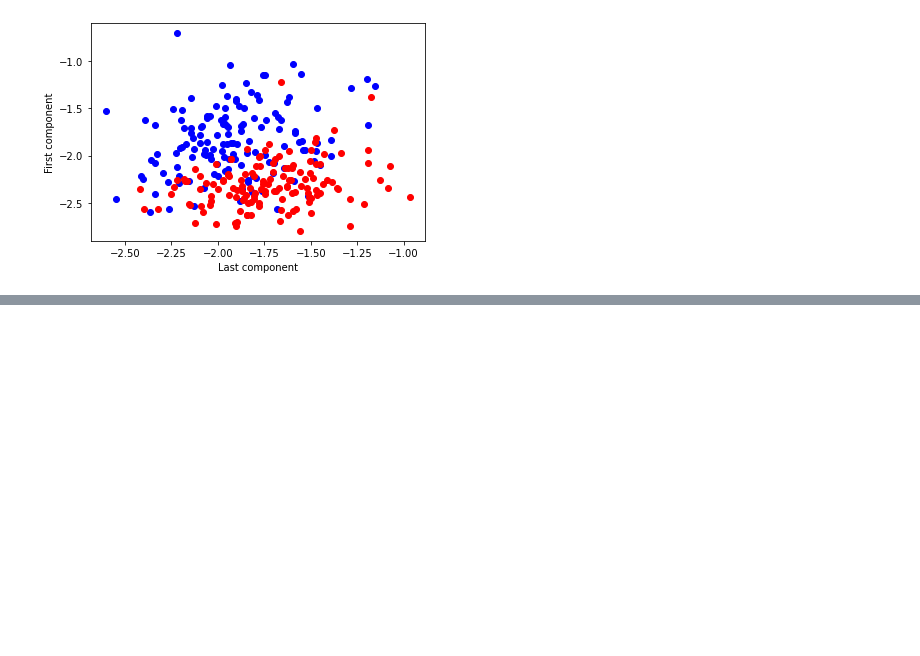
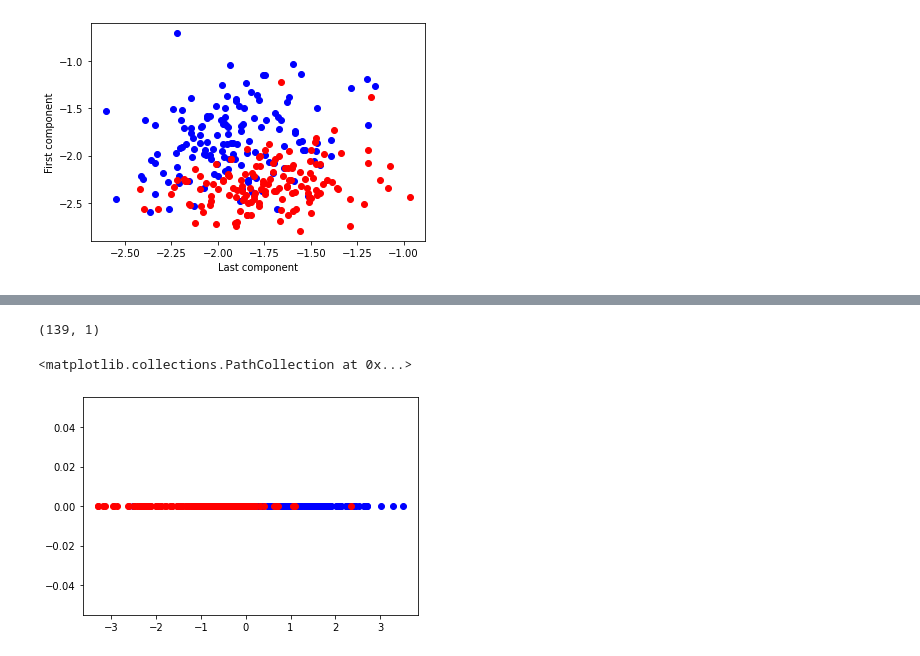
Before and after one commit to ritkat/PLOTS_ERP, a Jupyter notebook: PLOTS_ERP.ipynb, the cells around one changed output, grey strips where cells are left out. Saved outputs shown, nothing was run; the diff lists cells and outputs as text; code cells hidden in the pictures; blank space fills up the shorter version.

```diff
--- a/PLOTS_ERP.ipynb
+++ b/PLOTS_ERP.ipynb
@@ -514,0 +519,7 @@ plot_scatter(trials_logvar["cl1"], trials_logvar["cl2"])
+# %%
+
+data_2_reshape=np.reshape(data_2, (278,192000))
+labels=data['events']
+labels=np.reshape(labels, (278,))
+print(labels.shape)
+lda = LinearDiscriminantAnalysis()
@@ -514,0 +528,7 @@ plot_scatter(trials_logvar["cl1"], trials_logvar["cl2"])
+# %%
+X_r2=lda.fit(data_2_reshape, labels).transform(data_2_reshape)
+# %%
+array=np.repeat(0,139)
+X_r2.shape
+afsd=np.where([labels==1])
+afsd
@@ -514,0 +554,10 @@ plot_scatter(trials_logvar["cl1"], trials_logvar["cl2"])
+# %%
+X_r2_b=X_r2[np.where([labels==1])[1], :]
+X_r2_r=X_r2[np.where([labels==-1])[1], :]
+print(X_r2_b.shape)
+plt.scatter(X_r2_b[:,0], array, color='b')
+plt.scatter(X_r2_r[:,0], array, color='r')
+# %% [output]
+(139, 1)
+<matplotlib.collections.PathCollection at 0x...>
+[figure, added]
```
Also changed, not shown: parts of 15 cells of this notebook.
